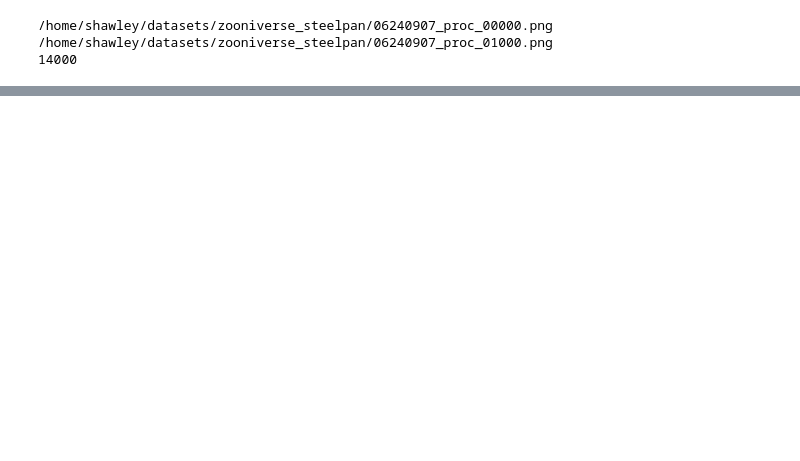
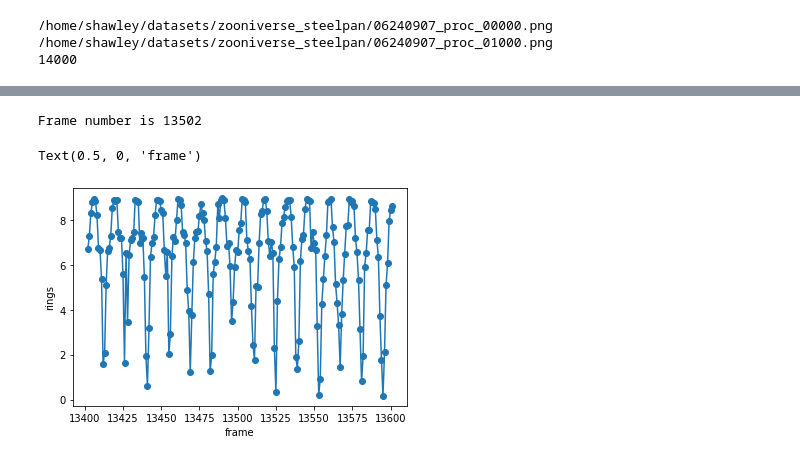
Before and after one commit to drscotthawley/espiownage, a Jupyter notebook: nbs/pred_segreg_bulk.ipynb, the cells around one changed output, grey strips where cells are left out. Cells and saved outputs as stored; diff of their text form; code cells hidden in the pictures; blank space fills up the shorter version.

Commit message:
added movie and curve fit

```diff
--- a/nbs/pred_segreg_bulk.ipynb
+++ b/nbs/pred_segreg_bulk.ipynb
@@ -124,6 +131,7 @@ im = img = PILImage.create(pf)
 # %%
 dlpred = dls.test_dl(pfnames)
 preds, _ = learn.get_preds(dl=dlpred)
+preds = preds.squeeze(1)
 # %% [output]
 [interactive output not drawn]
 # %%
@@ -156,0 +158,14 @@ for i, pfile in enumerate(pfnames):
+# %%
+x, y = 216, 139  # coordinates of pixel
+filename = '06241902_proc_01502.png'
+print(f"Frame number is {[os.path.basename(x) for x in pfnames].index(filename)}")
+# %% [output]
+Frame number is 13502
+# %%
+start, end = 13502-100, 13502+100  # frames to start & end the plot
+plt.plot(range(start,end), preds[start:end, y, x].cpu().numpy()*bin_size,'o-')
+plt.ylabel('rings')
+plt.xlabel('frame')
+# %% [output]
+Text(0.5, 0, 'frame')
+[figure, added]
```
Also changed, not shown: parts of 9 cells of this notebook, 2 other files.
